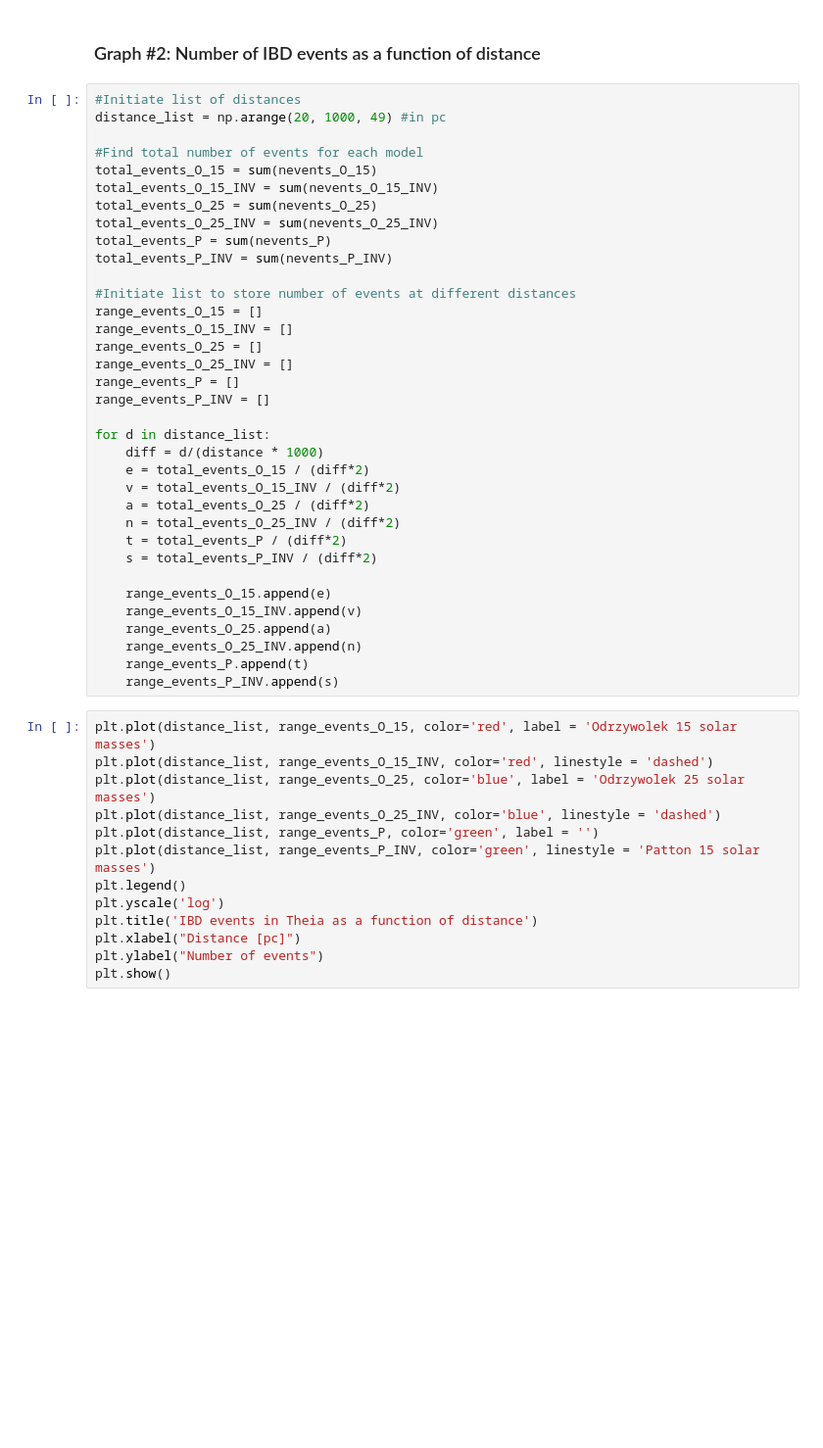
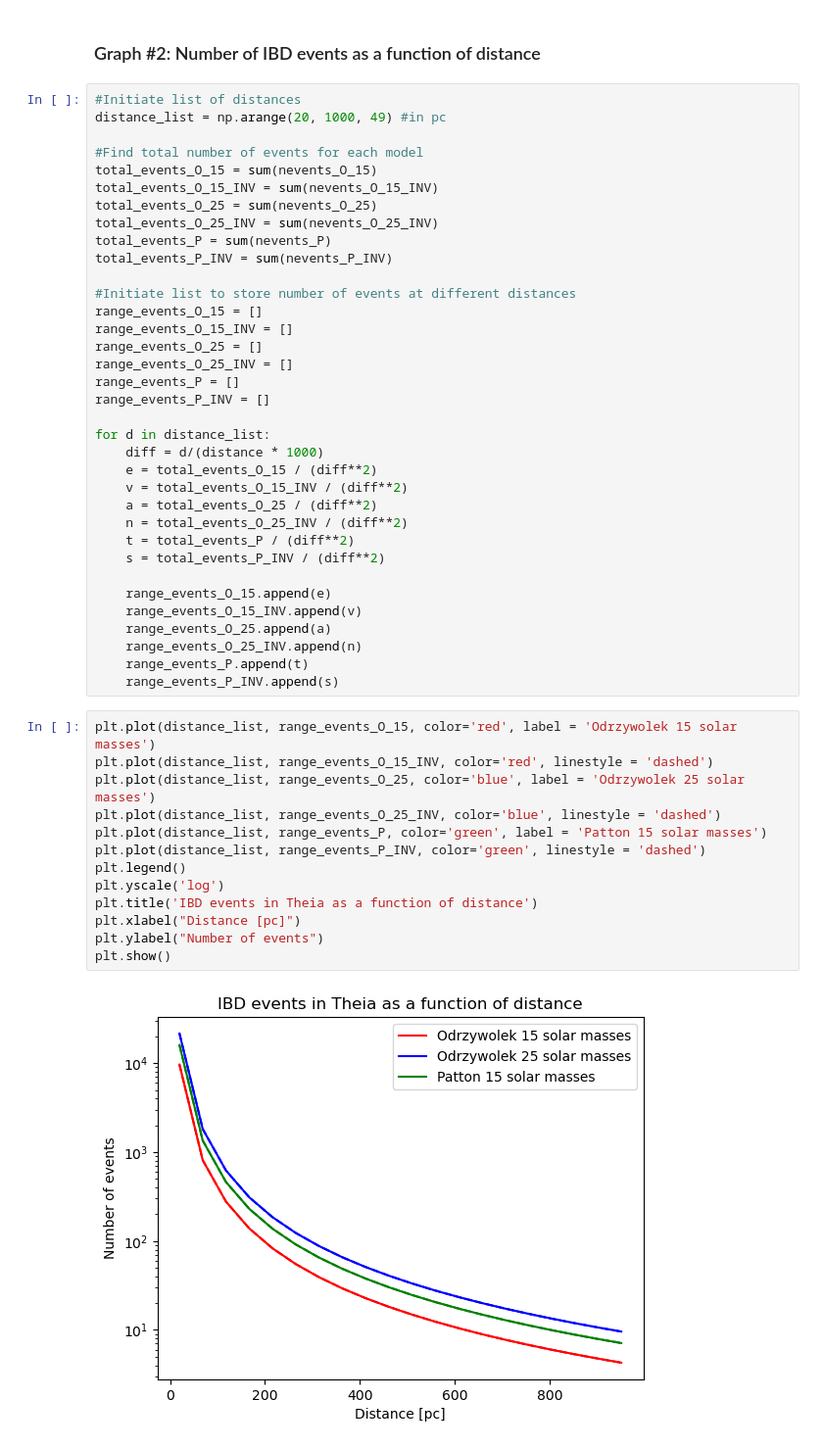
Before and after one commit to idasljung/snewpy, a Jupyter notebook: KURF_2023_Theia_PreSN/Theia_PreSN/theia_graphs_50hours.ipynb, the cells around one changed output. Shown at 98% size. Cells and saved outputs as stored; diff of their text form; blank space fills up the shorter version.

```diff
--- a/KURF_2023_Theia_PreSN/Theia_PreSN/theia_graphs_50hours.ipynb
+++ b/KURF_2023_Theia_PreSN/Theia_PreSN/theia_graphs_50hours.ipynb
@@ -236,12 +238,12 @@ range_events_P_INV = []
 
 for d in distance_list:
     diff = d/(distance * 1000)
-    e = total_events_O_15 / (diff*2)
-    v = total_events_O_15_INV / (diff*2)
-    a = total_events_O_25 / (diff*2)
-    n = total_events_O_25_INV / (diff*2)
-    t = total_events_P / (diff*2)
-    s = total_events_P_INV / (diff*2)
+    e = total_events_O_15 / (diff**2)
+    v = total_events_O_15_INV / (diff**2)
+    a = total_events_O_25 / (diff**2)
+    n = total_events_O_25_INV / (diff**2)
+    t = total_events_P / (diff**2)
+    s = total_events_P_INV / (diff**2)
 
     range_events_O_15.append(e)
     range_events_O_15_INV.append(v)
@@ -252,13 +254,15 @@ for d in distance_list:
 # %%
 plt.plot(distance_list, range_events_O_15, color='red', label = 'Odrzywolek 15 solar masses')
 plt.plot(distance_list, range_events_O_15_INV, color='red', linestyle = 'dashed')
 plt.plot(distance_list, range_events_O_25, color='blue', label = 'Odrzywolek 25 solar masses')
 plt.plot(distance_list, range_events_O_25_INV, color='blue', linestyle = 'dashed')
-plt.plot(distance_list, range_events_P, color='green', label = '')
-plt.plot(distance_list, range_events_P_INV, color='green', linestyle = 'Patton 15 solar masses')
+plt.plot(distance_list, range_events_P, color='green', label = 'Patton 15 solar masses')
+plt.plot(distance_list, range_events_P_INV, color='green', linestyle = 'dashed')
 plt.legend()
 plt.yscale('log')
 plt.title('IBD events in Theia as a function of distance')
 plt.xlabel("Distance [pc]")
 plt.ylabel("Number of events")
 plt.show()
+# %% [output]
+[figure, added]
```
Also changed, not shown: parts of 4 cells of this notebook, 3 other files.
